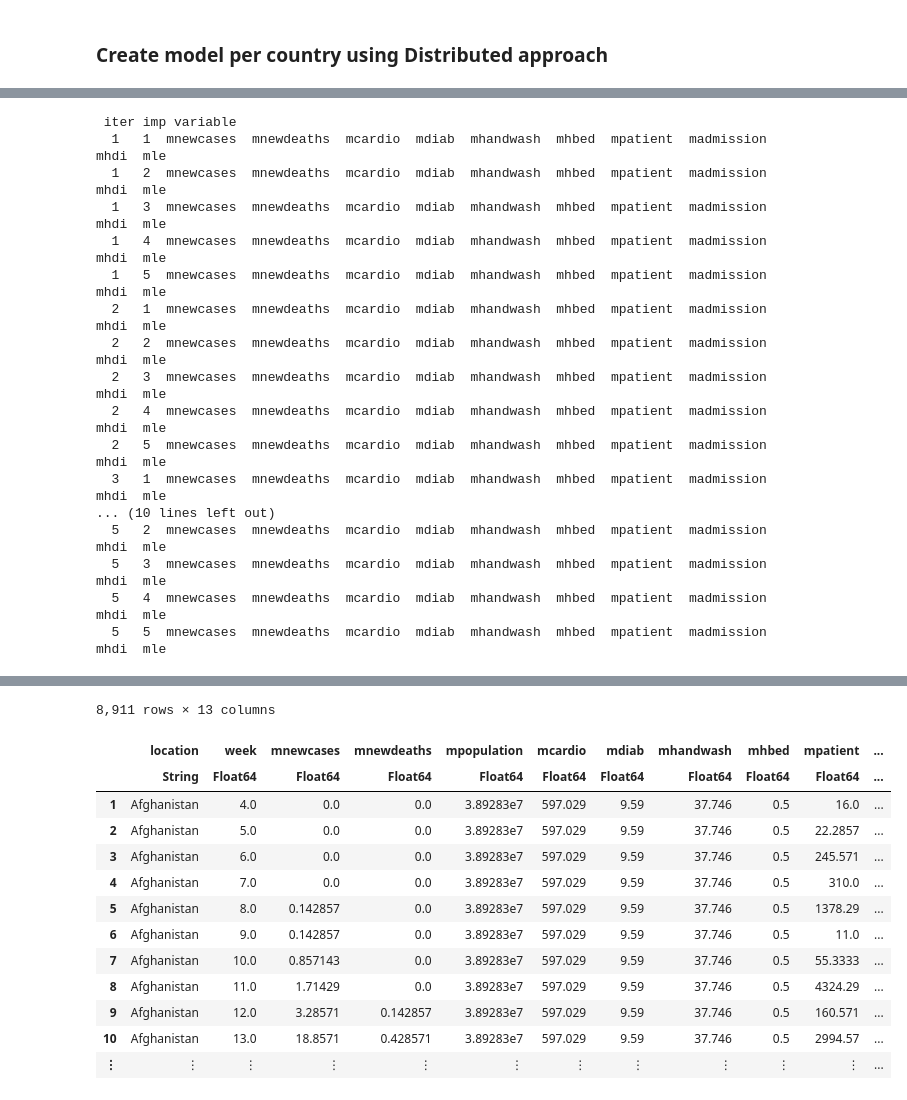
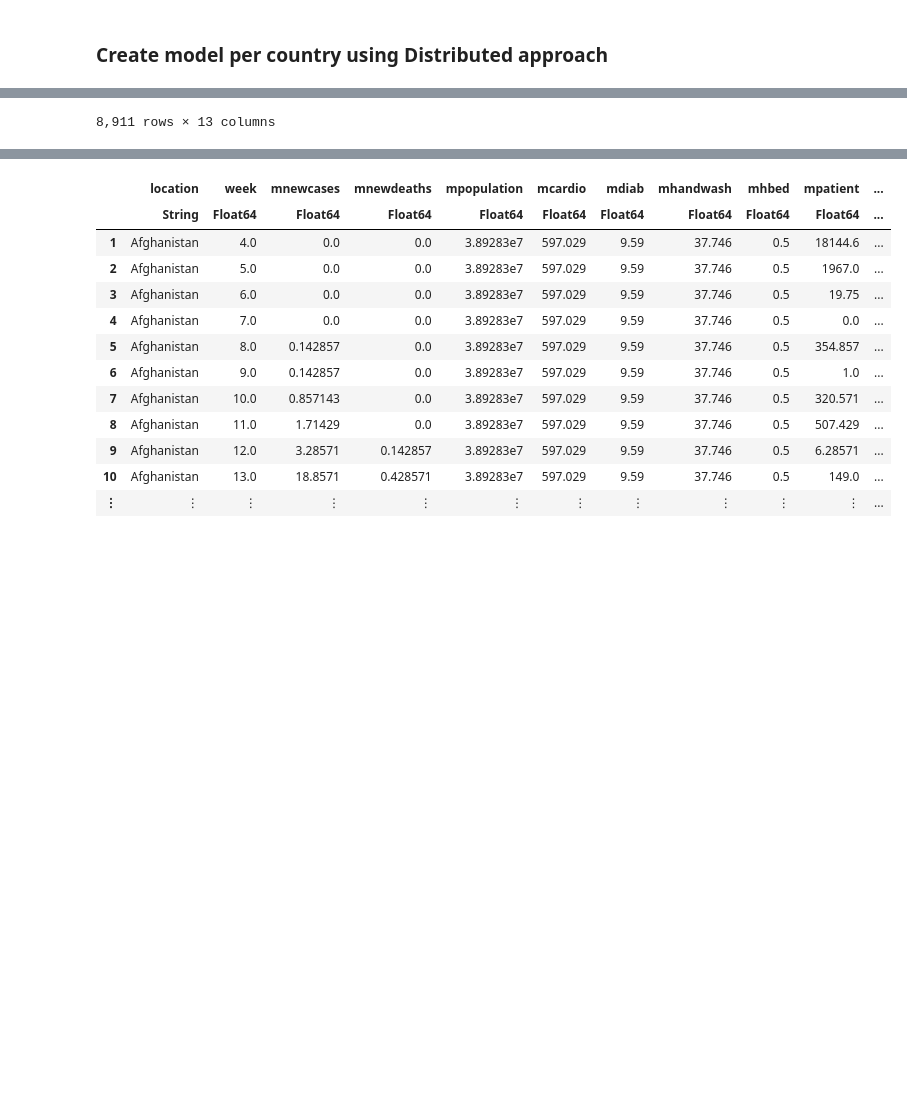
Before and after one commit to ppalmes/AMLPipelineR, a Jupyter notebook: notebooks/Modeling.ipynb, the cells around one changed output, grey strips where cells are left out. Cells and saved outputs as stored; diff of their text form; code cells hidden in the pictures; blank space fills up the shorter version.

```diff
--- a/notebooks/Modeling.ipynb
+++ b/notebooks/Modeling.ipynb
@@ -245,7 +213,7 @@ summarise(
    mhdi = mean(human_development_index,na.rm=T),
    mle = mean(life_expectancy,na.rm=T)
 )
-imp = mice(dfcm,method="sample")
+imp = mice(dfcm,method="sample",printFlag=F)
 complete(imp)
 """  |> rcopy
 # %% [output]
@@ -262,17 +232 @@ complete(imp)
- iter imp variable
-  1   1  mnewcases  mnewdeaths  mcardio  mdiab  mhandwash  mhbed  mpatient  madmission  mhdi  mle
-  1   2  mnewcases  mnewdeaths  mcardio  mdiab  mhandwash  mhbed  mpatient  madmission  mhdi  mle
-  1   3  mnewcases  mnewdeaths  mcardio  mdiab  mhandwash  mhbed  mpatient  madmission  mhdi  mle
-  1   4  mnewcases  mnewdeaths  mcardio  mdiab  mhandwash  mhbed  mpatient  madmission  mhdi  mle
-  1   5  mnewcases  mnewdeaths  mcardio  mdiab  mhandwash  mhbed  mpatient  madmission  mhdi  mle
-  2   1  mnewcases  mnewdeaths  mcardio  mdiab  mhandwash  mhbed  mpatient  madmission  mhdi  mle
-  2   2  mnewcases  mnewdeaths  mcardio  mdiab  mhandwash  mhbed  mpatient  madmission  mhdi  mle
-  2   3  mnewcases  mnewdeaths  mcardio  mdiab  mhandwash  mhbed  mpatient  madmission  mhdi  mle
-  2   4  mnewcases  mnewdeaths  mcardio  mdiab  mhandwash  mhbed  mpatient  madmission  mhdi  mle
-  2   5  mnewcases  mnewdeaths  mcardio  mdiab  mhandwash  mhbed  mpatient  madmission  mhdi  mle
-  3   1  mnewcases  mnewdeaths  mcardio  mdiab  mhandwash  mhbed  mpatient  madmission  mhdi  mle
-... (10 lines left out)
-  5   2  mnewcases  mnewdeaths  mcardio  mdiab  mhandwash  mhbed  mpatient  madmission  mhdi  mle
-  5   3  mnewcases  mnewdeaths  mcardio  mdiab  mhandwash  mhbed  mpatient  madmission  mhdi  mle
-  5   4  mnewcases  mnewdeaths  mcardio  mdiab  mhandwash  mhbed  mpatient  madmission  mhdi  mle
-  5   5  mnewcases  mnewdeaths  mcardio  mdiab  mhandwash  mhbed  mpatient  madmission  mhdi  mle
+8,911 rows × 13 columns
@@ -281,14 +233,13 @@ complete(imp)
-8,911 rows × 13 columns
 |  | location | week | mnewcases | mnewdeaths | mpopulation | mcardio | mdiab | mhandwash | mhbed | mpatient | ... |
 |  | String | Float64 | Float64 | Float64 | Float64 | Float64 | Float64 | Float64 | Float64 | Float64 | ... |
-| 1 | Afghanistan | 4.0 | 0.0 | 0.0 | 3.89283e7 | 597.029 | 9.59 | 37.746 | 0.5 | 16.0 | ... |
-| 2 | Afghanistan | 5.0 | 0.0 | 0.0 | 3.89283e7 | 597.029 | 9.59 | 37.746 | 0.5 | 22.2857 | ... |
-| 3 | Afghanistan | 6.0 | 0.0 | 0.0 | 3.89283e7 | 597.029 | 9.59 | 37.746 | 0.5 | 245.571 | ... |
-| 4 | Afghanistan | 7.0 | 0.0 | 0.0 | 3.89283e7 | 597.029 | 9.59 | 37.746 | 0.5 | 310.0 | ... |
-| 5 | Afghanistan | 8.0 | 0.142857 | 0.0 | 3.89283e7 | 597.029 | 9.59 | 37.746 | 0.5 | 1378.29 | ... |
-| 6 | Afghanistan | 9.0 | 0.142857 | 0.0 | 3.89283e7 | 597.029 | 9.59 | 37.746 | 0.5 | 11.0 | ... |
-| 7 | Afghanistan | 10.0 | 0.857143 | 0.0 | 3.89283e7 | 597.029 | 9.59 | 37.746 | 0.5 | 55.3333 | ... |
-| 8 | Afghanistan | 11.0 | 1.71429 | 0.0 | 3.89283e7 | 597.029 | 9.59 | 37.746 | 0.5 | 4324.29 | ... |
-| 9 | Afghanistan | 12.0 | 3.28571 | 0.142857 | 3.89283e7 | 597.029 | 9.59 | 37.746 | 0.5 | 160.571 | ... |
-| 10 | Afghanistan | 13.0 | 18.8571 | 0.428571 | 3.89283e7 | 597.029 | 9.59 | 37.746 | 0.5 | 2994.57 | ... |
+| 1 | Afghanistan | 4.0 | 0.0 | 0.0 | 3.89283e7 | 597.029 | 9.59 | 37.746 | 0.5 | 18144.6 | ... |
+| 2 | Afghanistan | 5.0 | 0.0 | 0.0 | 3.89283e7 | 597.029 | 9.59 | 37.746 | 0.5 | 1967.0 | ... |
+| 3 | Afghanistan | 6.0 | 0.0 | 0.0 | 3.89283e7 | 597.029 | 9.59 | 37.746 | 0.5 | 19.75 | ... |
+| 4 | Afghanistan | 7.0 | 0.0 | 0.0 | 3.89283e7 | 597.029 | 9.59 | 37.746 | 0.5 | 0.0 | ... |
+| 5 | Afghanistan | 8.0 | 0.142857 | 0.0 | 3.89283e7 | 597.029 | 9.59 | 37.746 | 0.5 | 354.857 | ... |
+| 6 | Afghanistan | 9.0 | 0.142857 | 0.0 | 3.89283e7 | 597.029 | 9.59 | 37.746 | 0.5 | 1.0 | ... |
+| 7 | Afghanistan | 10.0 | 0.857143 | 0.0 | 3.89283e7 | 597.029 | 9.59 | 37.746 | 0.5 | 320.571 | ... |
+| 8 | Afghanistan | 11.0 | 1.71429 | 0.0 | 3.89283e7 | 597.029 | 9.59 | 37.746 | 0.5 | 507.429 | ... |
+| 9 | Afghanistan | 12.0 | 3.28571 | 0.142857 | 3.89283e7 | 597.029 | 9.59 | 37.746 | 0.5 | 6.28571 | ... |
+| 10 | Afghanistan | 13.0 | 18.8571 | 0.428571 | 3.89283e7 | 597.029 | 9.59 | 37.746 | 0.5 | 149.0 | ... |
 | ⋮ | ⋮ | ⋮ | ⋮ | ⋮ | ⋮ | ⋮ | ⋮ | ⋮ | ⋮ | ⋮ | ... |
```
Also changed, not shown: parts of 15 cells of this notebook, 3 other files.
